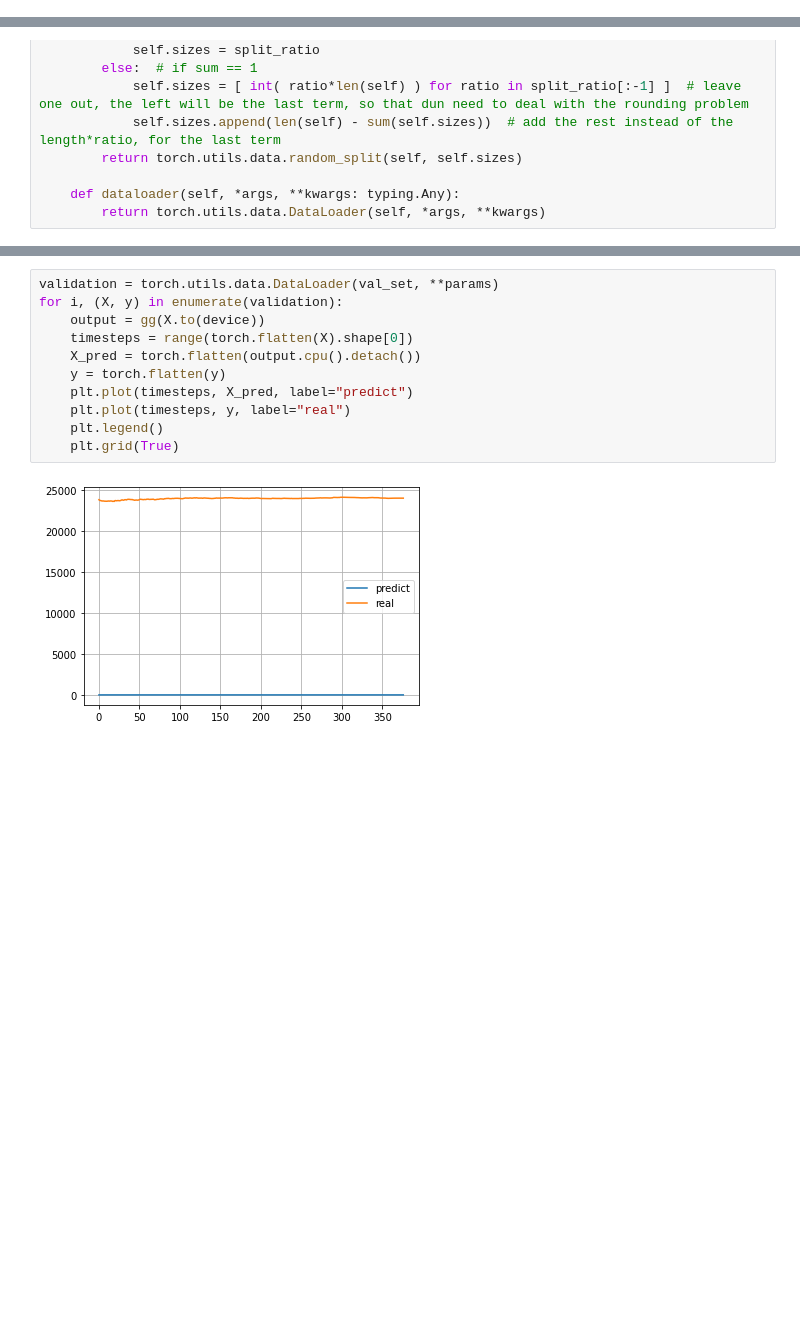
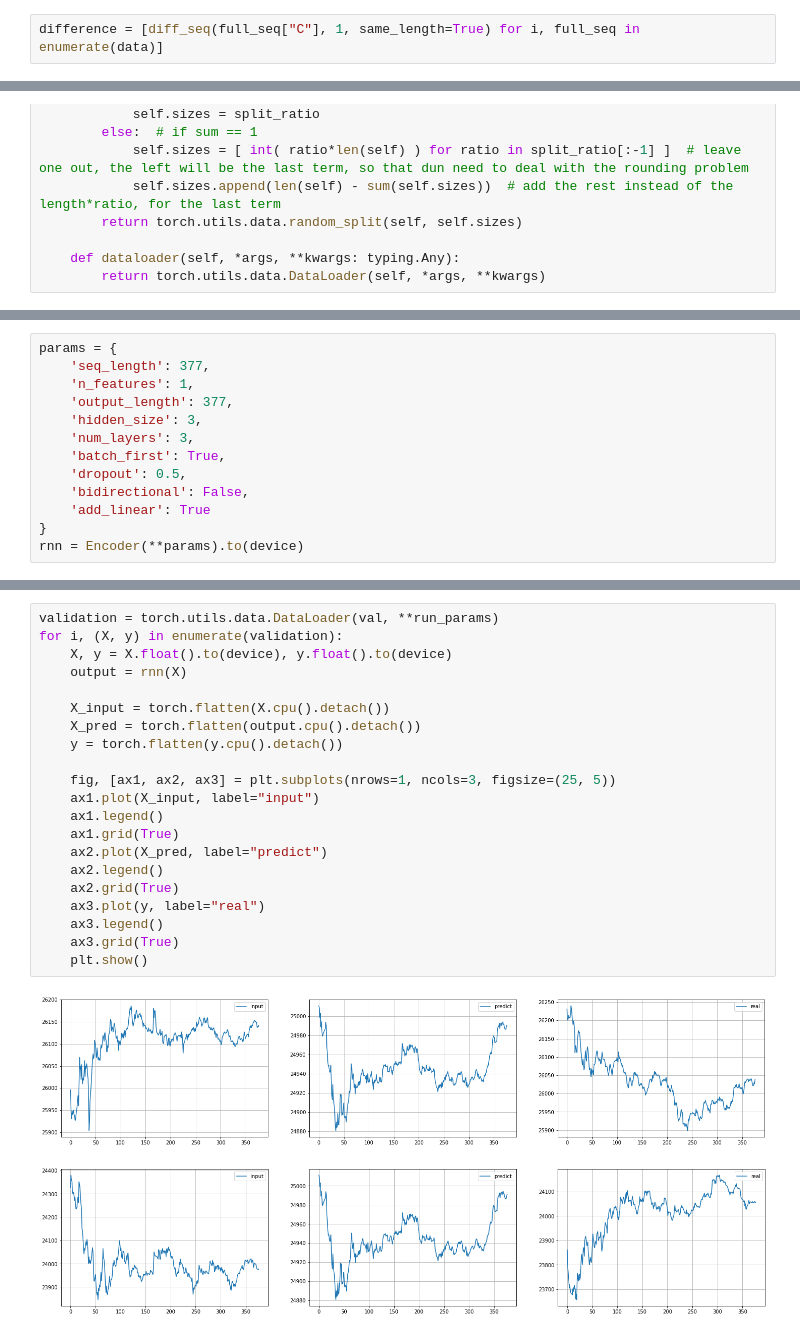
Before and after one commit to jackyman1997/LSTM, a Jupyter notebook: work.ipynb, the cells around one changed output, grey strips where cells are left out. Saved outputs shown, nothing was run; the diff lists cells and outputs as text; blank space fills up the shorter version.

Commit message:
First successful random behavior

```diff
--- a/work.ipynb
+++ b/work.ipynb
@@ -48,0 +15,2 @@ targets_np[0].shape
+# %%
+difference = [diff_seq(full_seq["C"], 1, same_length=True) for i, full_seq in enumerate(data)]
@@ -173 +176,14 @@ train_set, test_set, val_set = ready_data.split(*split_size)
+# %%
+params = {
+    'seq_length': 377,
+    'n_features': 1,
+    'output_length': 377,
+    'hidden_size': 3,
+    'num_layers': 3,
+    'batch_first': True,
+    'dropout': 0.5,
+    'bidirectional': False,
+    'add_linear': True
+}
+rnn = Encoder(**params).to(device)
 # %%
@@ -230,14 +250,25 @@ epoch 34
 KeyboardInterrupt:
 # %%
-validation = torch.utils.data.DataLoader(val_set, **params)
+validation = torch.utils.data.DataLoader(val, **run_params)
 for i, (X, y) in enumerate(validation):
-    output = gg(X.to(device))
-    timesteps = range(torch.flatten(X).shape[0])
+    X, y = X.float().to(device), y.float().to(device)
+    output = rnn(X)
+
+    X_input = torch.flatten(X.cpu().detach())
     X_pred = torch.flatten(output.cpu().detach())
-    y = torch.flatten(y)
-    plt.plot(timesteps, X_pred, label="predict")
-    plt.plot(timesteps, y, label="real")
-    plt.legend()
-    plt.grid(True)
+    y = torch.flatten(y.cpu().detach())
+
+    fig, [ax1, ax2, ax3] = plt.subplots(nrows=1, ncols=3, figsize=(25, 5))
+    ax1.plot(X_input, label="input")
+    ax1.legend()
+    ax1.grid(True)
+    ax2.plot(X_pred, label="predict")
+    ax2.legend()
+    ax2.grid(True)
+    ax3.plot(y, label="real")
+    ax3.legend()
+    ax3.grid(True)
+    plt.show()
 # %% [output]
-[figure, old version]
+[figure, new version]
+[figure, added]
```
Also changed, not shown: parts of 16 cells of this notebook.
